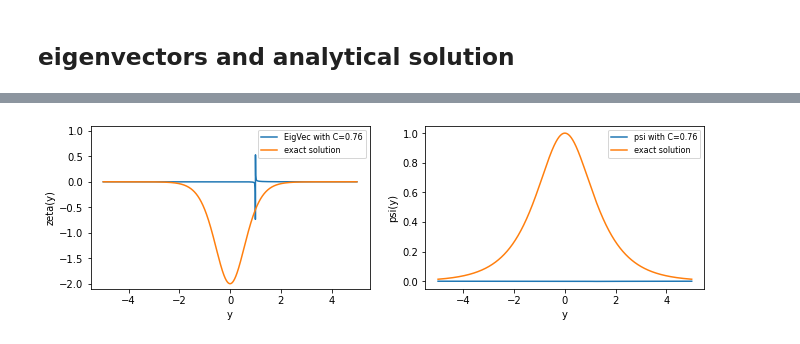
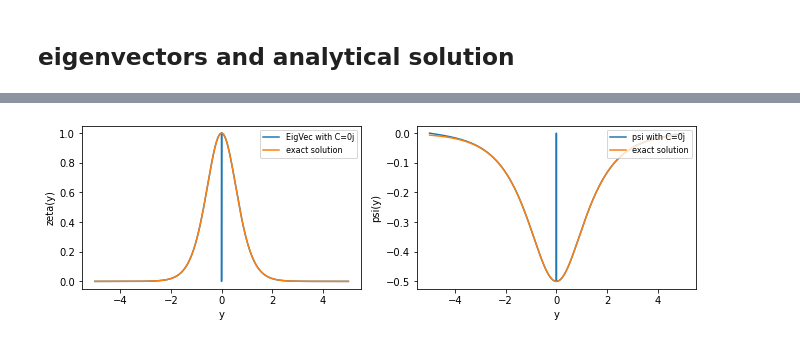
Before and after one commit to olgaborodina/damped_perturbations, a Jupyter notebook: Rayleigh_equation.ipynb, the cells around one changed output, grey strips where cells are left out. Drawn from its saved outputs; the diff is of its cells as text; code cells hidden in the pictures.

```diff
--- a/Rayleigh_equation.ipynb
+++ b/Rayleigh_equation.ipynb
@@ -10,9 +10,8 @@ import matplotlib.pyplot as plt
 # %%
 a = 5
 
-right_part = np.geomspace(1, a + 1, 1000)
-y = np.append(right_part - 1,- right_part + 1)
-y = np.unique(y) #np.linspace(-a, a, 1001)
+uy = np.linspace(-np.sqrt(a), np.sqrt(a), 1001)
+y = np.sign(uy) * uy ** 2
 
 Y, Y_ = np.meshgrid(y, y, indexing='ij')
 
@@ -34,6 +33,6 @@ plt.scatter(y, step_y, s=2)
 # %%
-psi_exact = 1 / np.cosh(y)
-zeta_exact = -2 / (np.cosh(y) ** 3)
+psi_exact = -1 / np.cosh(y) / 2
+zeta_exact = 1 / (np.cosh(y) ** 3)
 # %% [markdown]
 ## functions
 # %%
@@ -79,6 +78,7 @@ def plot_difference(vals, vect, k):
     vect = vect.T
     idx_complexval = np.imag(vals).argmax()
     zeta_vect = vect[idx_complexval]
+    zeta_vect = zeta_vect / zeta_vect.max()
     psi_vect = zeta_vect * (u + eps - vals[idx_complexval]) / (dev2u + eps)
 
     fig, ax = plt.subplots(figsize=(11, 3))
@@ -88,11 +88,10 @@ def plot_difference(vals, vect, k):
     plt.plot(y, zeta_exact, label='exact solution')
     plt.xlabel('y')
     plt.ylabel('zeta(y)')
-    plt.ylim(-2.1, 1.1)
+    #plt.ylim(-2.1, 1.1)
     plt.legend(loc='upper right', fontsize=8)
 
     plt.subplot(1, 2, 2)
-    vect = vect.T
     idx_complexval = np.imag(vals).argmax()
     plt.plot(y, np.real(psi_vect), label=f'psi with C={vals[idx_complexval].round(2)}')
     plt.plot(y, psi_exact, label='exact solution')
@@ -139,5 +138,5 @@ for k in np.linspace(0.8, k_crit, 5):
 # %%
-vals, vect = count_eigen(k_crit, a, max_Y, u, min_Y, dev2u, step_y)
-plot_difference(vals, vect, k_crit)
+vals, vect = count_eigen(0.9997, a, max_Y, u, min_Y, dev2u, step_y)
+plot_difference(vals, vect, 0.9997)
 # %% [output]
-[figure, old version]
+[figure, new version]
```
Also changed, not shown: parts of 5 cells of this notebook.
